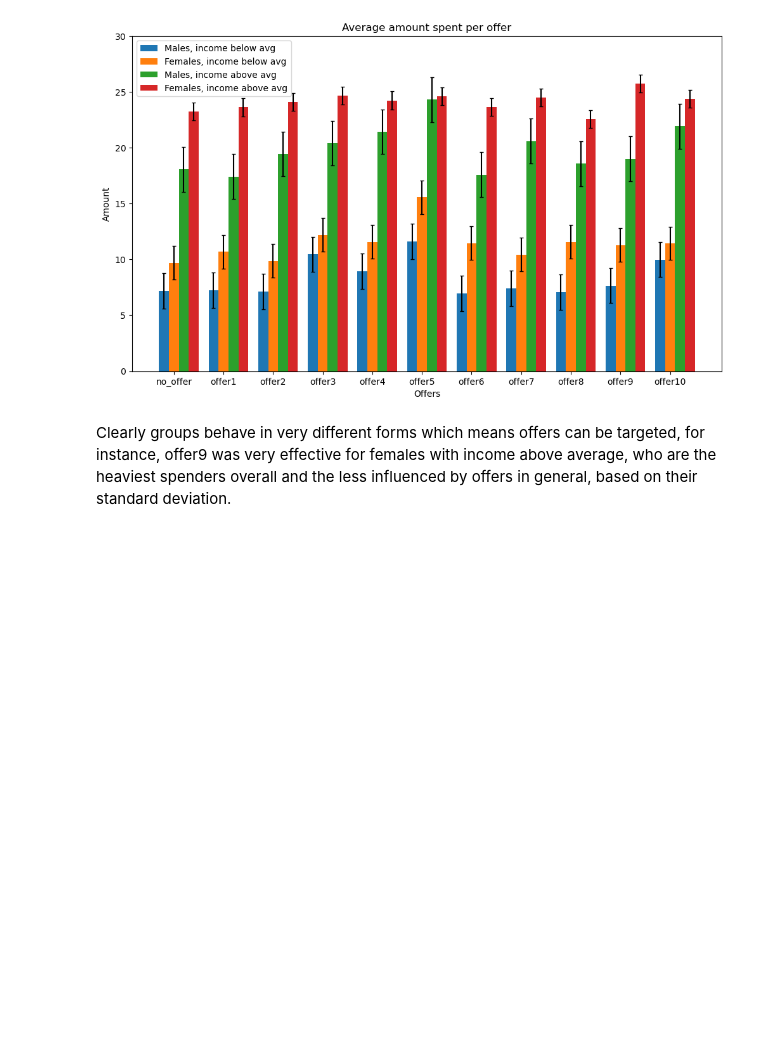
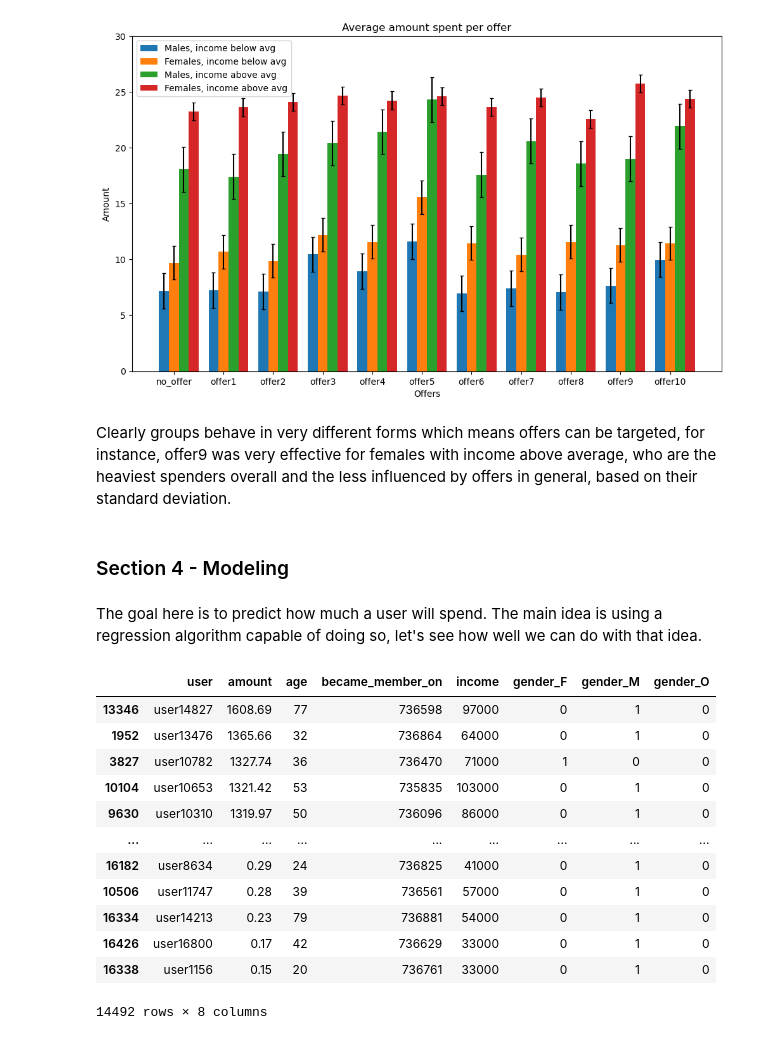
Before and after one commit to FranciscoNania/Udacity-Capstone-Starbucks, a Jupyter notebook: Starbucks Capstone.ipynb, the cells around one changed output. Cells and saved outputs as stored; diff of their text form; code cells hidden in the pictures; blank space fills up the shorter version.

```diff
--- a/Starbucks Capstone.ipynb
+++ b/Starbucks Capstone.ipynb
@@ -566,3 +581,7 @@ plt.show()
 [figure]
 # %% [markdown]
 Clearly groups behave in very different forms which means offers can be targeted, for instance, offer9 was very effective for females with income above average, who are the heaviest spenders overall and the less influenced by offers in general, based on their standard deviation.
+# %% [markdown]
+### Section 4 - Modeling
+# %% [markdown]
+The goal here is to predict how much a user will spend. The main idea is using a regression algorithm capable of doing so, let's see how well we can do with that idea.
@@ -568,0 +597,17 @@ Clearly groups behave in very different forms which means offers can be targeted
+# %%
+#Just a quick look for outliers
+profile.sort_values(by=['amount'], ascending = False)
+# %% [output]
+|  | user | amount | age | became_member_on | income | gender_F | gender_M | gender_O |
+| 13346 | user14827 | 1608.69 | 77 | 736598 | 97000 | 0 | 1 | 0 |
+| 1952 | user13476 | 1365.66 | 32 | 736864 | 64000 | 0 | 1 | 0 |
+| 3827 | user10782 | 1327.74 | 36 | 736470 | 71000 | 1 | 0 | 0 |
+| 10104 | user10653 | 1321.42 | 53 | 735835 | 103000 | 0 | 1 | 0 |
+| 9630 | user10310 | 1319.97 | 50 | 736096 | 86000 | 0 | 1 | 0 |
+| ... | ... | ... | ... | ... | ... | ... | ... | ... |
+| 16182 | user8634 | 0.29 | 24 | 736825 | 41000 | 0 | 1 | 0 |
+| 10506 | user11747 | 0.28 | 39 | 736561 | 57000 | 0 | 1 | 0 |
+| 16334 | user14213 | 0.23 | 79 | 736881 | 54000 | 0 | 1 | 0 |
+| 16426 | user16800 | 0.17 | 42 | 736629 | 33000 | 0 | 1 | 0 |
+| 16338 | user1156 | 0.15 | 20 | 736761 | 33000 | 0 | 1 | 0 |
+14492 rows × 8 columns
```
Also changed, not shown: parts of 20 cells of this notebook.
